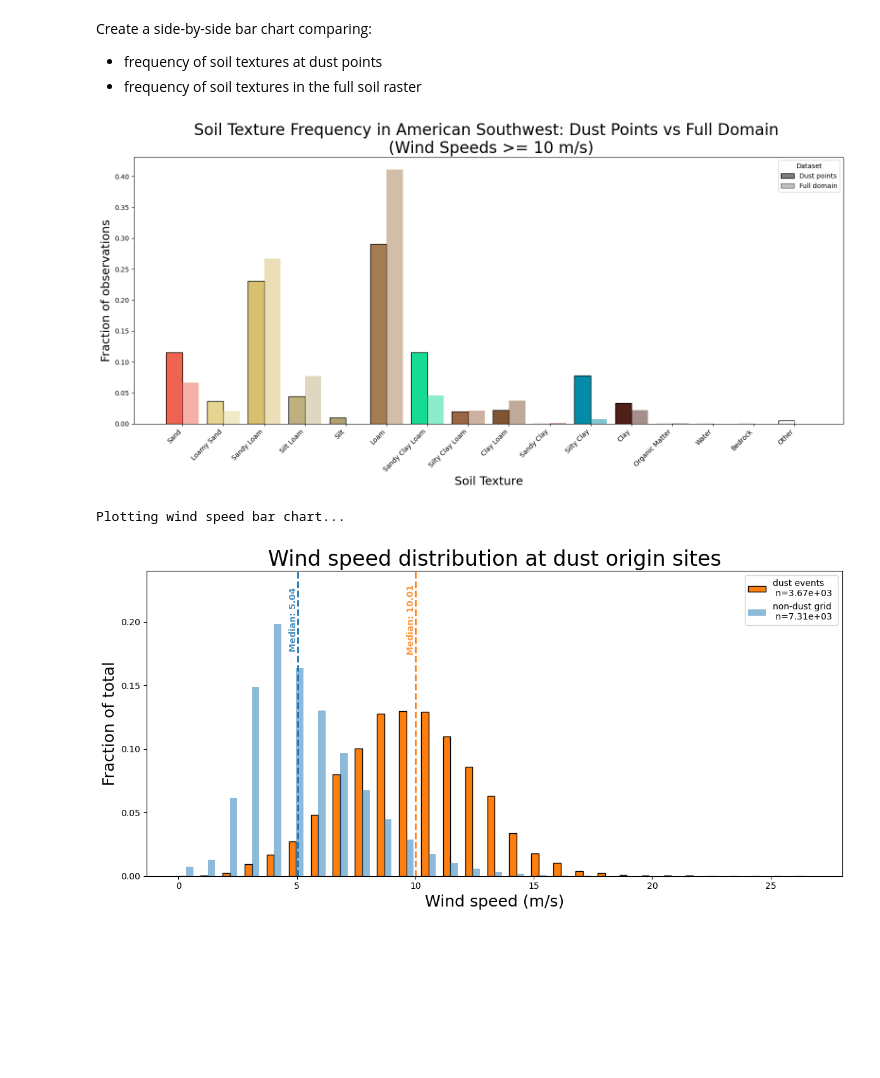
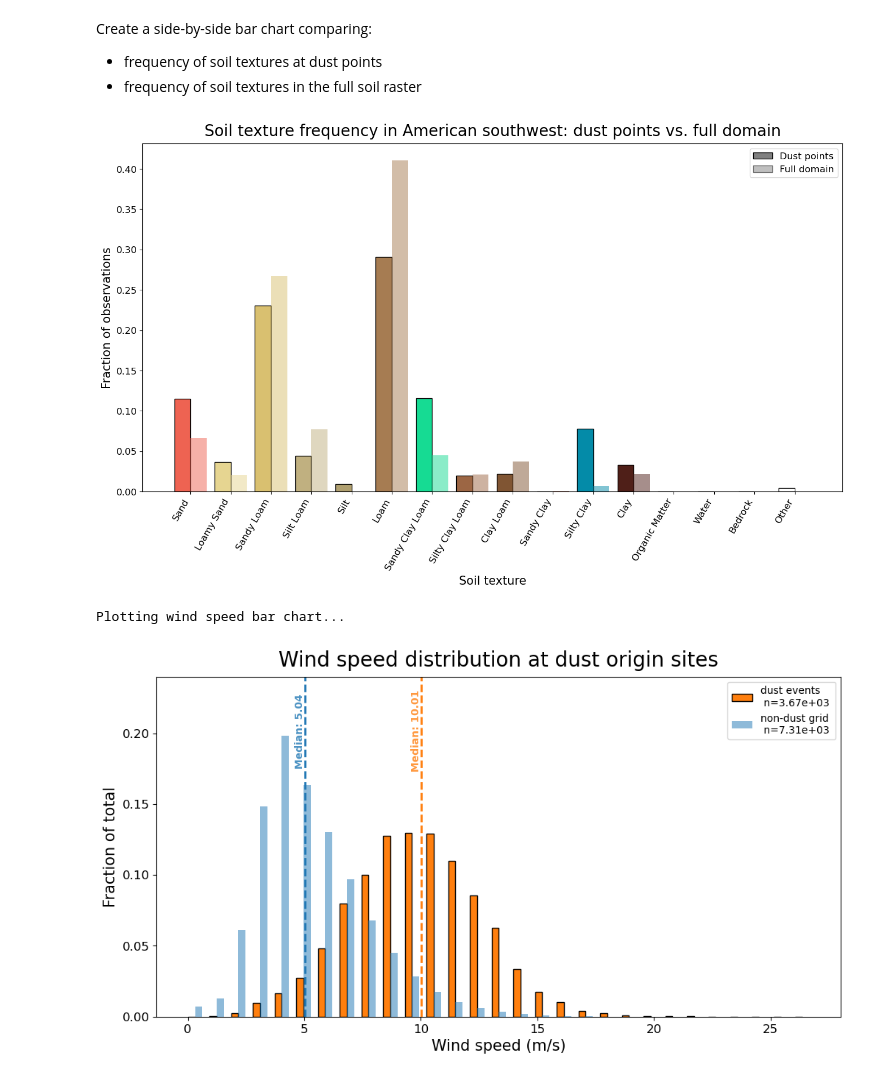
Before and after one commit to jesseturner/WLDAS_Analysis, a Jupyter notebook: ANALYSIS_bar_charts.ipynb, the cells around one changed output. Cells and saved outputs as stored; diff of their text form; code cells hidden in the pictures; blank space fills up the shorter version.

Commit message:
Made figures consistent

```diff
--- a/ANALYSIS_bar_charts.ipynb
+++ b/ANALYSIS_bar_charts.ipynb
@@ -74,40 +74,42 @@ texture_colors = [
     "#3399ff",  # Water
     "#808080",  # Bedrock
     "#ffffff",  # Other
 ]
 
 # Prepare for plotting
 categories = list(texture_dict.keys())
 labels = [texture_dict[k] for k in categories]
 x = np.arange(len(categories))
 width = 0.4
 
 fig, ax = plt.subplots(figsize=(16, 8))
 
 # Plot bars
 for i, k in enumerate(categories):
     color = texture_colors[i]
     ax.bar(x[i] - width / 2, dust_fraction[k], width, color=color, edgecolor="black", label="Dust points" if i == 0 else "")
     ax.bar(x[i] + width / 2, non_dust_fraction[k], width, color=color, alpha=0.5, label="Full domain" if i == 0 else "")
 
 # Labels and ticks
+ax.tick_params(labelsize=12)
 ax.set_xticks(x)
-ax.set_xticklabels(labels, rotation=45, ha="right")
-ax.set_ylabel("Fraction of observations", fontsize=18)
-ax.set_xlabel("Soil texture", fontsize=18)
-ax.set_title(f"Soil texture frequency in American southwest: dust points vs. full domain", fontsize=24)
+ax.set_xticklabels(labels, rotation=60, ha="right")
+ax.set_ylabel("Fraction of observations", fontsize=15)
+ax.set_xlabel("Soil texture", fontsize=15)
+ax.set_title(f"Soil texture frequency in American southwest: dust points vs. full domain", fontsize=20, pad=10)
 
 # Legend
 legend_elements = [
     Patch(facecolor="gray", edgecolor="black", label="Dust points"),
     Patch(facecolor="gray", edgecolor="black", alpha=0.5, label="Full domain")
 ]
-ax.legend(handles=legend_elements, title="Dataset")
+ax.legend(handles=legend_elements, fontsize=12)
 
-plt.tight_layout()
+plt.savefig(f"plots/3_texture_1_bar_chart.png",
+            dpi=300, bbox_inches='tight')
 plt.show()
 # %% [output]
-[figure, old version]
+[figure, new version]
 # %%
 def add_medians_to_plot(ax_bar, median_dust, median_control):
 
@@ -182,17 +184,19 @@ median_dust = dust_df["wind_speed"].median(skipna=True)
 median_control = control_ds["wind_speed"].median(skipna=True)
 add_medians_to_plot(ax_bar, median_dust, median_control)
 
+ax_bar.tick_params(labelsize=12)
 ax_bar.set_ylim(0,0.24)
-ax_bar.set_ylabel("Fraction of total", fontsize=18)
-ax_bar.set_xlabel("Wind speed (m/s)", fontsize=18)
-ax_bar.set_title("Wind speed distribution at dust origin sites", fontsize=24)
+ax_bar.set_ylabel("Fraction of total", fontsize=15)
+ax_bar.set_xlabel("Wind speed (m/s)", fontsize=15)
+ax_bar.set_title("Wind speed distribution at dust origin sites", fontsize=20, pad=10)
 
 ax_bar.legend()
-plt.tight_layout()
+plt.savefig(f"plots/1_wind_speed_bar_chart.png",
+            dpi=300, bbox_inches='tight')
 plt.show()
 # %% [output]
 Plotting wind speed bar chart...
-[figure, old version]
+[figure, new version]
 # %%
 print("Plotting moisture bar chart...")
 
```
Also changed, not shown: parts of 1 cell of this notebook.
